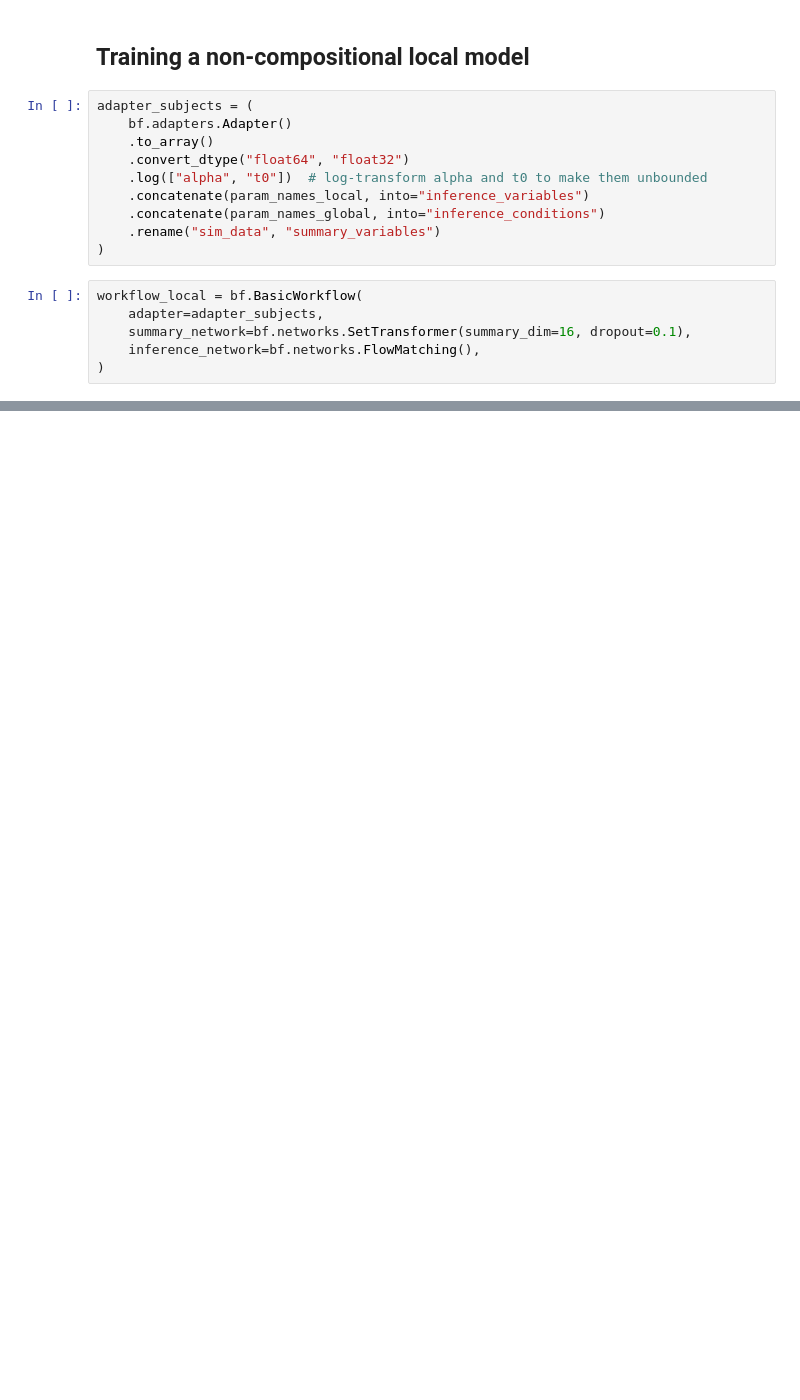
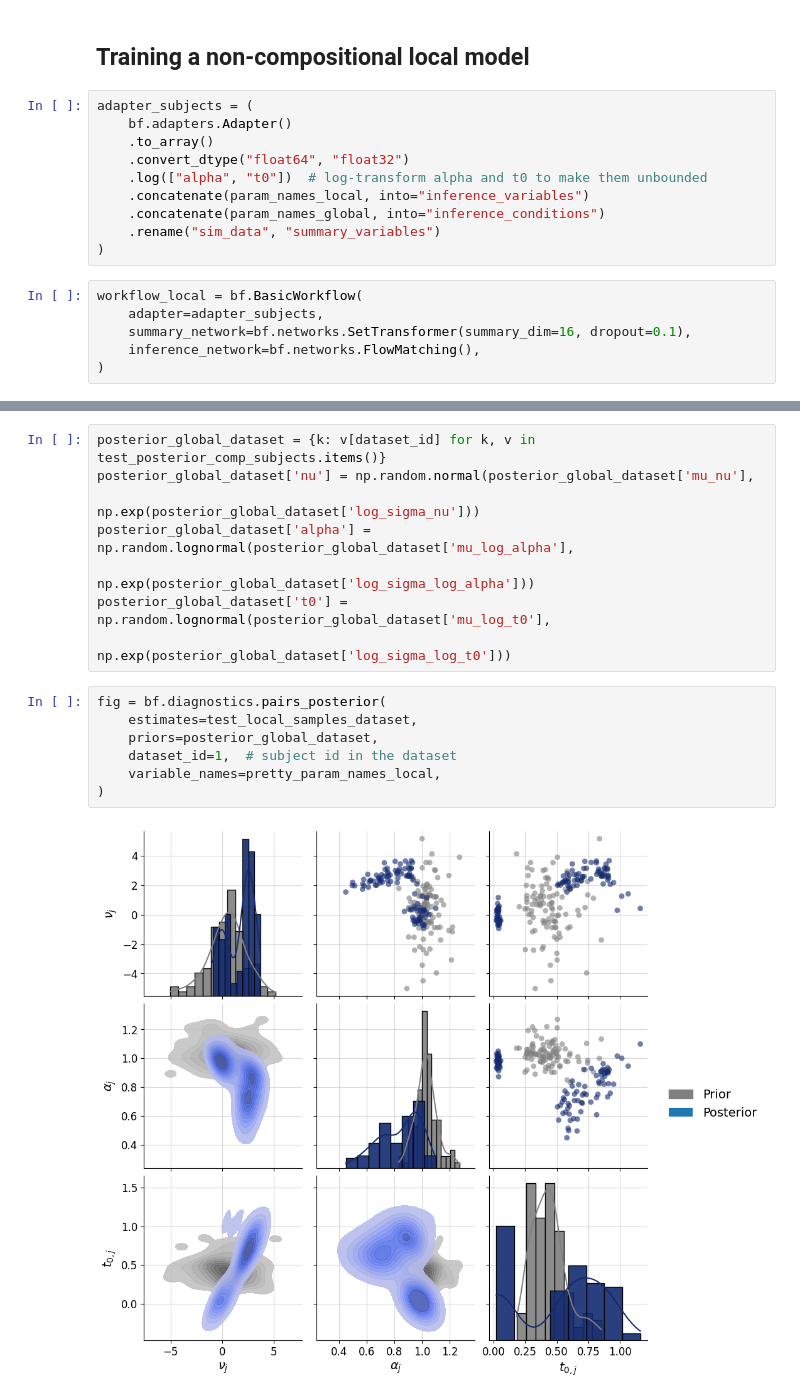
Before and after one commit to vepe99/diffusion-experiments, a Jupyter notebook: case_study4/partial_pooling.ipynb, the cells around one changed output, grey strips where cells are left out. Drawn from its saved outputs; the diff is of its cells as text; blank space fills up the shorter version.

```diff
--- a/case_study4/partial_pooling.ipynb
+++ b/case_study4/partial_pooling.ipynb
@@ -272,0 +424,17 @@ for k in diagnostics_plots.keys():
+# %%
+posterior_global_dataset = {k: v[dataset_id] for k, v in test_posterior_comp_subjects.items()}
+posterior_global_dataset['nu'] = np.random.normal(posterior_global_dataset['mu_nu'],
+                                                  np.exp(posterior_global_dataset['log_sigma_nu']))
+posterior_global_dataset['alpha'] = np.random.lognormal(posterior_global_dataset['mu_log_alpha'],
+                                                        np.exp(posterior_global_dataset['log_sigma_log_alpha']))
+posterior_global_dataset['t0'] = np.random.lognormal(posterior_global_dataset['mu_log_t0'],
+                                                     np.exp(posterior_global_dataset['log_sigma_log_t0']))
+# %%
+fig = bf.diagnostics.pairs_posterior(
+    estimates=test_local_samples_dataset,
+    priors=posterior_global_dataset,
+    dataset_id=1,  # subject id in the dataset
+    variable_names=pretty_param_names_local,
+)
+# %% [output]
+[figure, added]
```
Also changed, not shown: parts of 23 cells of this notebook, 19 other files.
